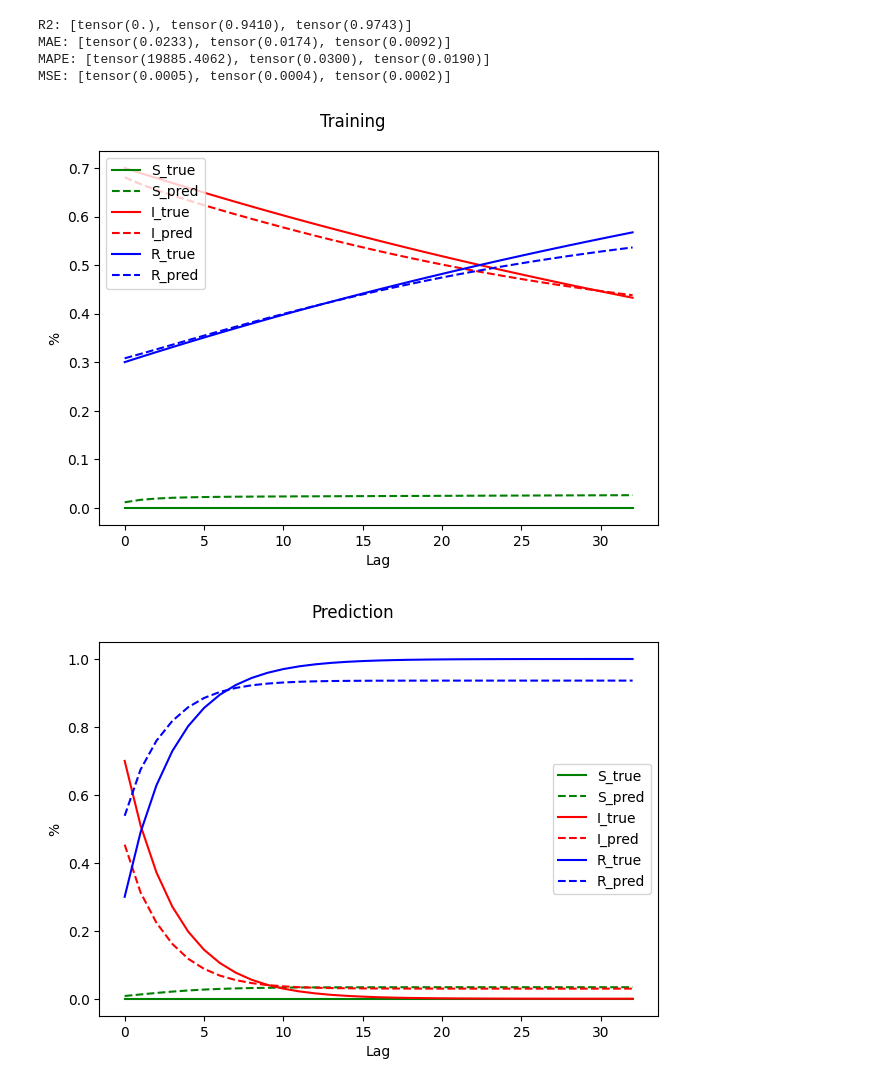
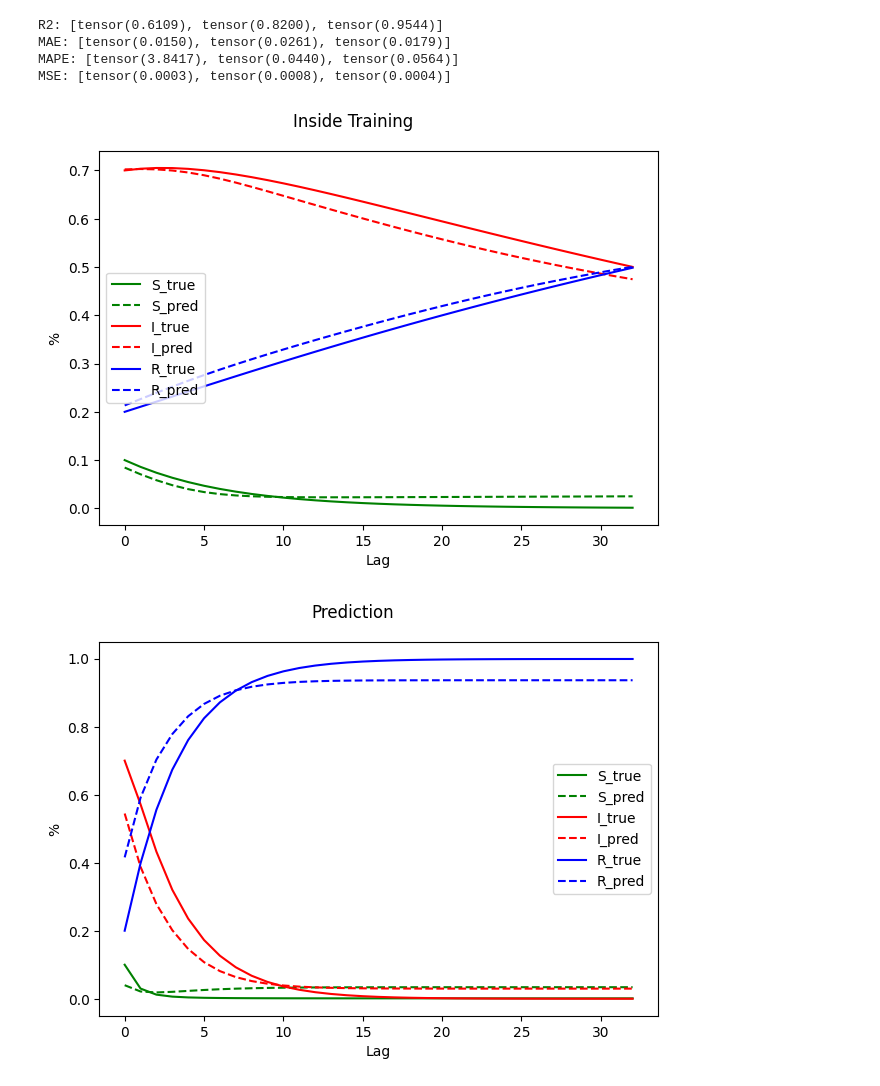
Before and after one commit to jesperhauch/polynomial_deep_learning, a Jupyter notebook: model_eval.ipynb, the cells around one changed output. Drawn from its saved outputs; the diff is of its cells as text; code cells hidden in the pictures.

```diff
--- a/model_eval.ipynb
+++ b/model_eval.ipynb
@@ -3,7 +3,7 @@
 %autoreload 2
 # %%
 from models.base_model import SIRModelWrapper
-checkpoint = r"tb_logs\EpidemiologyModule\SIRModelWrapper\CCP\version_0\checkpoints\epoch=99-step=6400.ckpt"
+checkpoint = r"tb_logs\EpidemiologyModule\SIRModelWrapper\CCP\4len_3lag\checkpoints\epoch=99-step=6400.ckpt"
 model = SIRModelWrapper.load_from_checkpoint(checkpoint)
 # %%
 from torchmetrics import MultioutputWrapper, R2Score, MeanAbsoluteError, MeanAbsolutePercentageError, MeanSquaredError
@@ -14,41 +14,41 @@ mse = MultioutputWrapper(MeanSquaredError(), num_outputs=3)
 # %%
 N = 100
 lag_size = 3
-s0, i0, r0 = 0., 0.7, 0.3
+s0, i0, r0 = 0.1, 0.7, 0.2
 # %%
 import matplotlib.pyplot as plt
 from data.epidemiology import generate_sir_from_state
 import torch
 beta = 0.07
 gamma = 0.005
 y = generate_sir_from_state(s0, i0, r0, beta, gamma, N, lag_size)
 preds = model.generate_sequence(N//lag_size, torch.Tensor([s0, i0, r0]), beta, gamma)
 
 # Metrics
 print("R2:", r2(preds, y))
 print("MAE:", mae(preds, y))
 print("MAPE:", mape(preds, y))
 print("MSE:", mse(preds, y))
 
 # Plot
 fig, ax = plt.subplots()
 ax.plot(y[:,0], color="green", label="S_true")
 ax.plot(preds[:,0], color="green", linestyle="--", label="S_pred")
 ax.plot(y[:,1], color="red", label="I_true")
 ax.plot(preds[:,1], color="red", linestyle="--", label="I_pred")
 ax.plot(y[:,2], color="blue", label="R_true")
 ax.plot(preds[:,2], color="blue", linestyle="--", label="R_pred")
 ax.legend()
 ax.set_ylabel("%")
 ax.set_xlabel("Lag")
-fig.suptitle("Training")
+fig.suptitle("Inside Training")
 fig.tight_layout()
 # %% [output]
-R2: [tensor(0.), tensor(0.9410), tensor(0.9743)]
-MAE: [tensor(0.0233), tensor(0.0174), tensor(0.0092)]
-MAPE: [tensor(19885.4062), tensor(0.0300), tensor(0.0190)]
-MSE: [tensor(0.0005), tensor(0.0004), tensor(0.0002)]
+R2: [tensor(0.6109), tensor(0.8200), tensor(0.9544)]
+MAE: [tensor(0.0150), tensor(0.0261), tensor(0.0179)]
+MAPE: [tensor(3.8417), tensor(0.0440), tensor(0.0564)]
+MSE: [tensor(0.0003), tensor(0.0008), tensor(0.0004)]
-[figure, old version]
+[figure, new version]
 # %%
 beta = 0.5
 gamma = 0.1
@@ -70,4 +70,4 @@ ax.set_xlabel("Lag")
 fig.suptitle("Prediction")
 fig.tight_layout()
 # %% [output]
-[figure, old version]
+[figure, new version]
```
Also changed, not shown: 1 other file.
